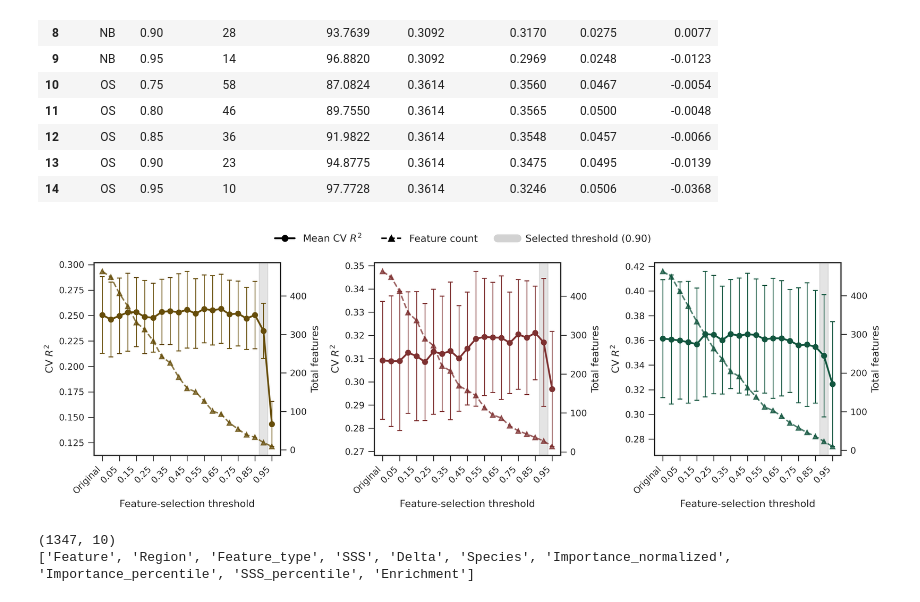
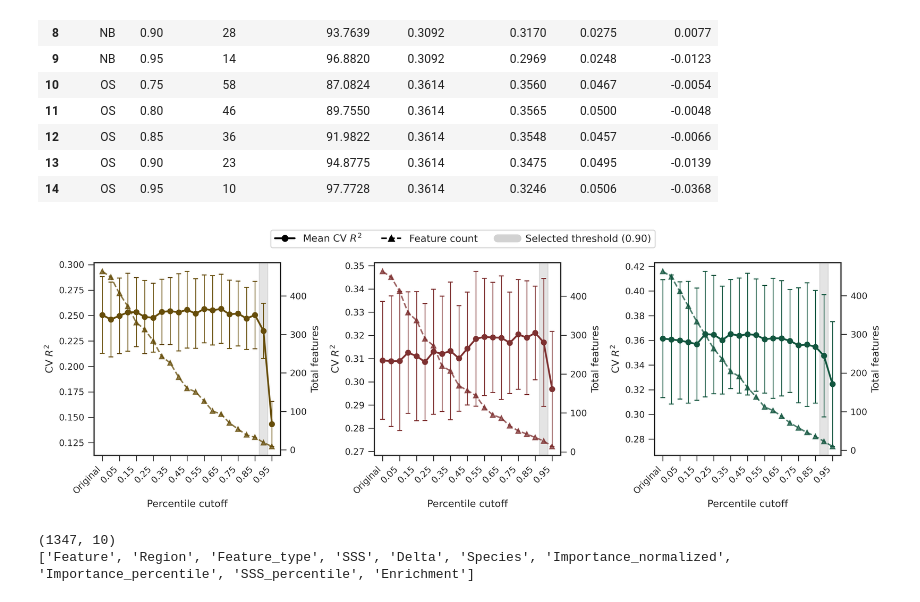
Before and after one commit to ih-11/regression, a Jupyter notebook: notebooks/model_retention.ipynb, the cells around one changed output. Saved outputs shown, nothing was run; the diff lists cells and outputs as text; code cells hidden in the pictures.

```diff
--- a/notebooks/model_retention.ipynb
+++ b/notebooks/model_retention.ipynb
@@ -991,36 +991,36 @@ for ax, species_key in zip(axes, SPECIES):
         lw=1.8, ms=5, capsize=2.5, elinewidth=0.8, zorder=3,
     )
 
     ax2 = ax.twinx()
     ax2.plot(
         x, n_features, color=color, marker="^", ls="--",
         lw=1.5, ms=5, alpha=0.75, zorder=2,
     )
 
     selected = labels.index("0.90")
     ax.axvspan(selected - 0.5, selected + 0.5, color="0.7", alpha=0.35, zorder=0)
 
     ax.set_xticks(x[::2])
     ax.set_xticklabels(np.array(labels)[::2], rotation=45, ha="right")
 
-    format_axis(ax, xlabel="Feature-selection threshold", ylabel="CV $R^2$")
+    format_axis(ax, xlabel="Percentile cutoff", ylabel="CV $R^2$")
     format_axis(ax2, ylabel="Total features")
 
 legend_handles = [
     Line2D([0], [0], color="black", marker="o", ls="-", lw=1.8, label="Mean CV $R^2$"),
     Line2D([0], [0], color="black", marker="^", ls="--", lw=1.5, label="Feature count"),
     Line2D([0], [0], color="0.5", lw=8, alpha=0.35, label="Selected threshold (0.90)"),
 ]
 
 fig.legend(
     handles=legend_handles, loc="upper center",
-    bbox_to_anchor=(0.5, 1.03), ncol=3, frameon=False,
+    bbox_to_anchor=(0.5, 1.03), ncol=3, frameon=True,
 )
 
 plt.tight_layout(rect=[0, 0, 1, 0.94])
 plt.show()
 # %% [output]
-[figure, old version]
+[figure, new version]
 # %%
 # ============================================
 # Load screening feature table
```
Also changed, not shown: parts of 10 cells of this notebook.
